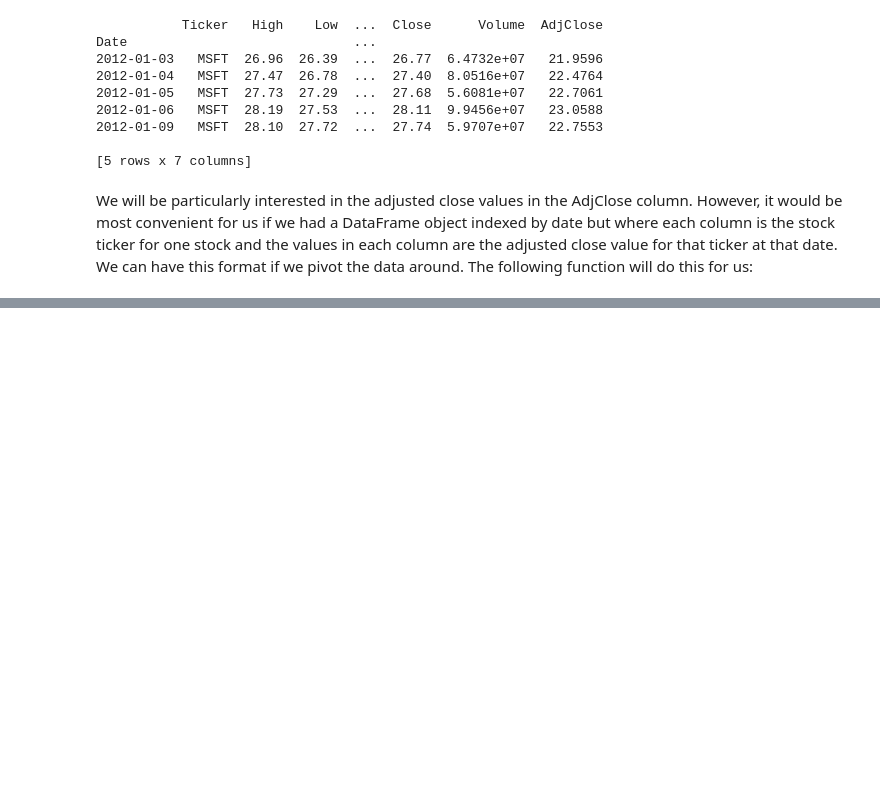
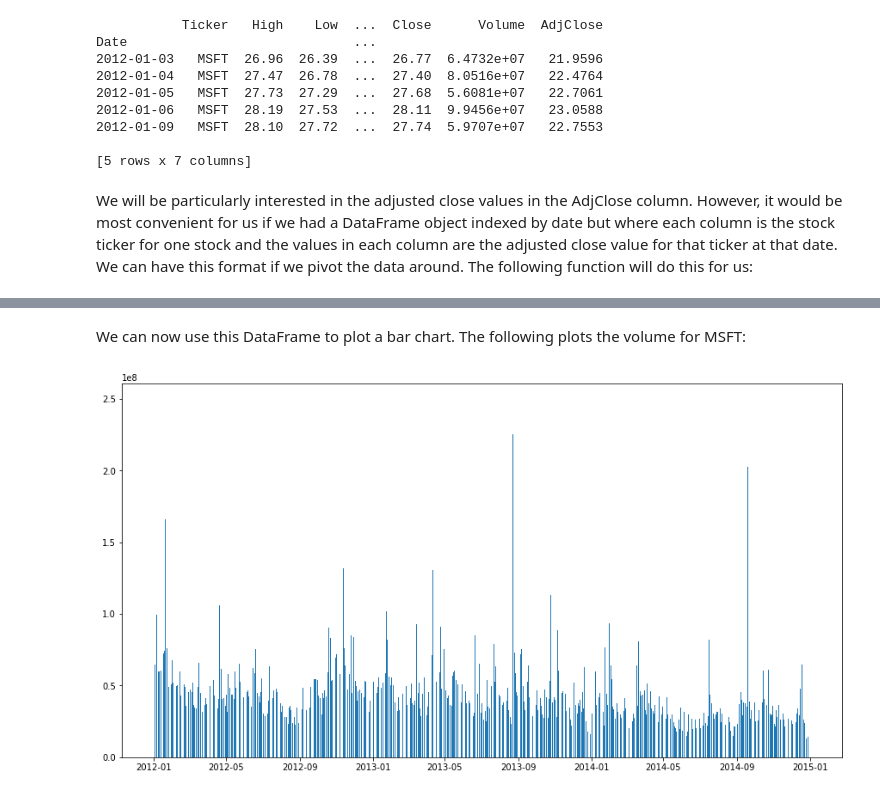
Before and after one commit to apkap83/Pandas_Notes, a Jupyter notebook: Learning_Pandas_Chapter_12 - Applications to Finance.ipynb, the cells around one changed output, grey strips where cells are left out. Saved outputs shown, nothing was run; the diff lists cells and outputs as text; code cells hidden in the pictures; blank space fills up the shorter version.

```diff
--- a/Learning_Pandas_Chapter_12 - Applications to Finance.ipynb
+++ b/Learning_Pandas_Chapter_12 - Applications to Finance.ipynb
@@ -133,0 +208,4 @@ the data around. The following function will do this for us:
+# %%
+# pivot the volume data into columns
+volumes = pivotTickersToColumns(raw, "Volume")
+volumes.tail()
@@ -133,0 +230,10 @@ the data around. The following function will do this for us:
+# %% [markdown]
+We can now use this DataFrame to plot a bar chart. The following plots the volume for
+MSFT:
+# %%
+# plot the volume for MSFT
+msftV = volumes[["MSFT"]]
+plt.bar(msftV.index, msftV["MSFT"])
+plt.gcf().set_size_inches(15,8)
+# %% [output]
+[figure, added]
```
Also changed, not shown: parts of 17 cells of this notebook, 25 other files.
